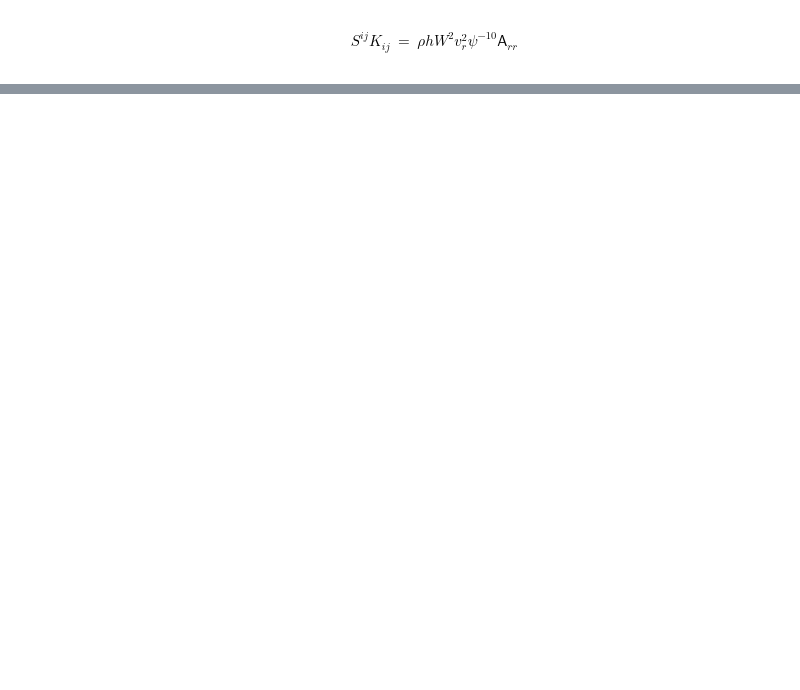
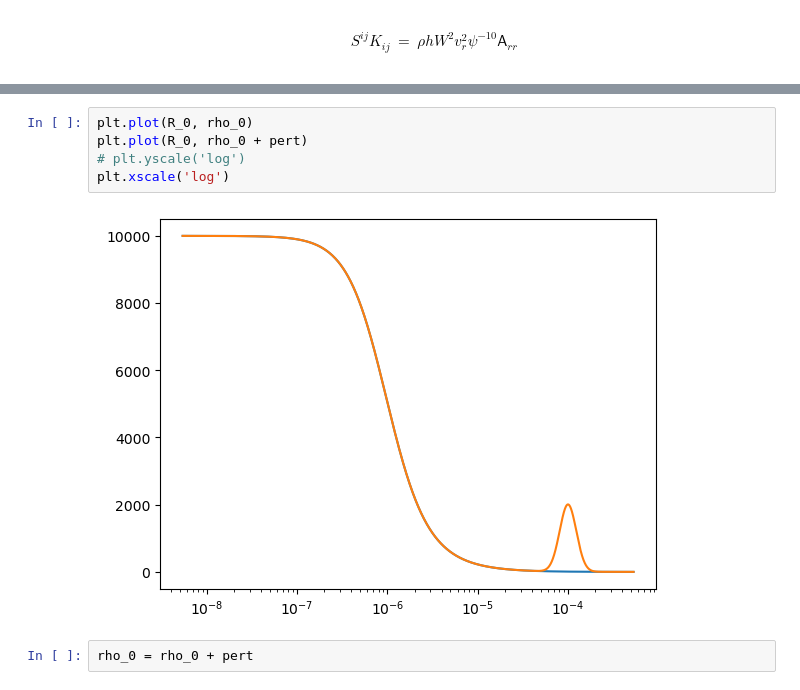
Before and after one commit to Poincare-code/henri, a Jupyter notebook: notebooks/grhd.ipynb, the cells around one changed output, grey strips where cells are left out. Saved outputs shown, nothing was run; the diff lists cells and outputs as text; blank space fills up the shorter version.

```diff
--- a/notebooks/grhd.ipynb
+++ b/notebooks/grhd.ipynb
@@ -424,0 +515,9 @@ NameError: name 'v_r' is not defined
+# %%
+plt.plot(R_0, rho_0)
+plt.plot(R_0, rho_0 + pert)
+# plt.yscale('log')
+plt.xscale('log')
+# %% [output]
+[figure, added]
+# %%
+rho_0 = rho_0 + pert
```
Also changed, not shown: parts of 63 cells of this notebook, 9 other files.
